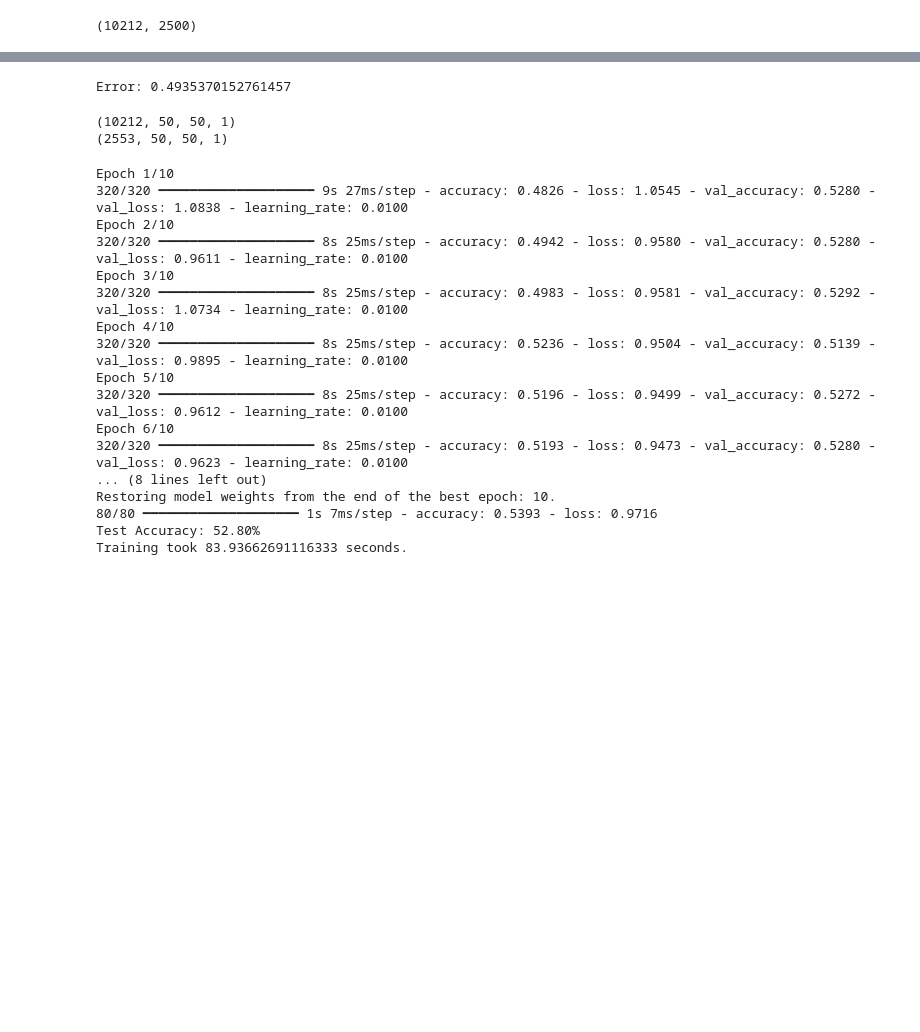
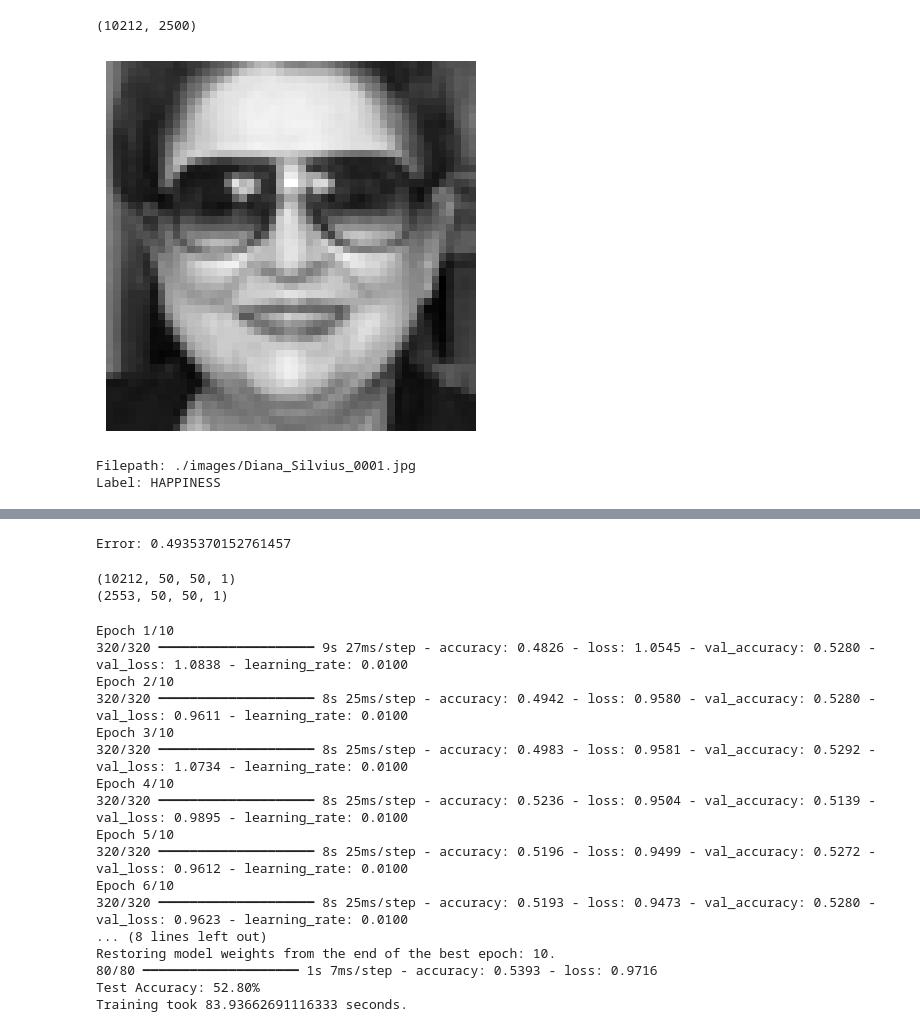
Before and after one commit to mukundprnair/cs178_project, a Jupyter notebook: cs178_project.ipynb, the cells around one changed output, grey strips where cells are left out. Saved outputs shown, nothing was run; the diff lists cells and outputs as text; code cells hidden in the pictures; blank space fills up the shorter version.

```diff
--- a/cs178_project.ipynb
+++ b/cs178_project.ipynb
@@ -8,6 +13,22 @@ X_tr, Y_tr, X_val, Y_val, classes, filepaths = read_csv_as_numpy()
 print(X_tr.shape)
 # %% [output]
 (10212, 2500)
+# %%
+# Reshape the flattened image back to 50x50
+image_reshaped = X_tr[60, :].reshape(50, 50)
+
+# Display the image
+plt.imshow(image_reshaped, cmap='gray')
+plt.axis('off')  # Turn off axis
+plt.show()
+
+# Optional: Print the file path and label
+print("Filepath:", train_filepaths[60])
+print("Label:", classes[Y_tr[60]])
+# %% [output]
+[figure, added]
+Filepath: ./images/Diana_Silvius_0001.jpg
+Label: HAPPINESS
 # %%
 # Dictionary to store one sample per class
 unique_samples = {}
```
Also changed, not shown: parts of 2 cells of this notebook, 1 other file.
